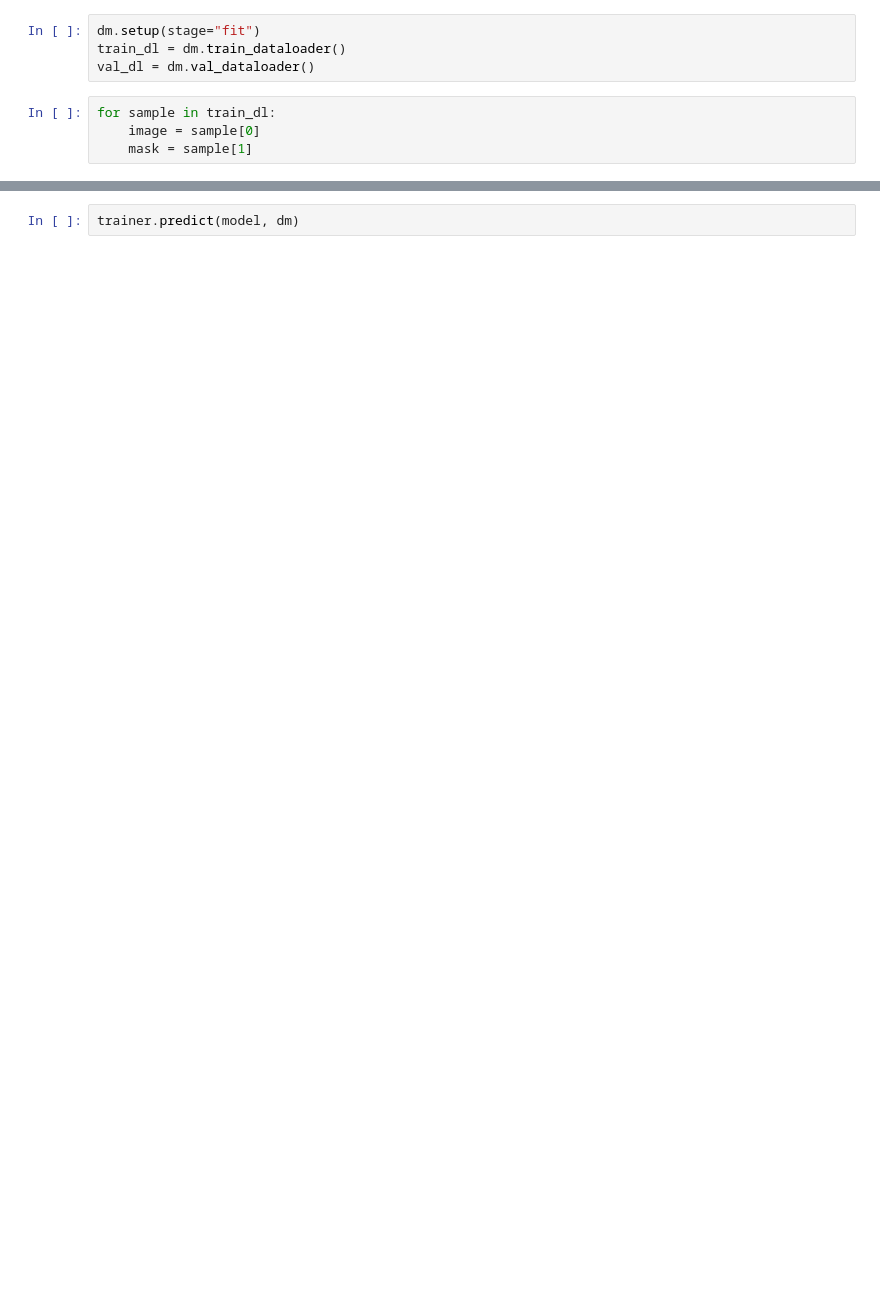
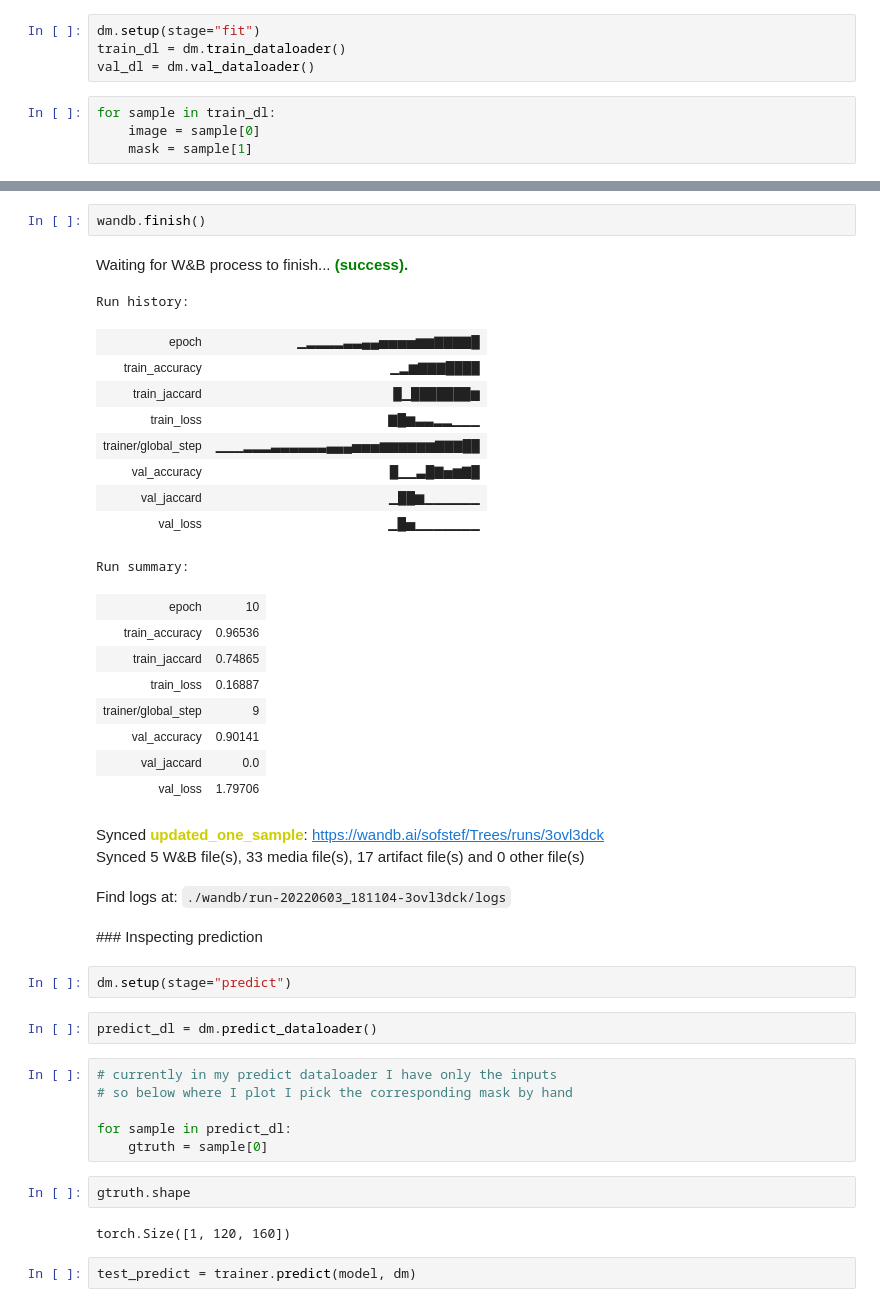
Before and after one commit to sofstef/tree-segmentation, a Jupyter notebook: notebooks/exploratory/2.0_ss_model.ipynb, the cells around one changed output, grey strips where cells are left out. Cells and saved outputs as stored; diff of their text form; blank space fills up the shorter version.

Commit message:
notebooks trying current versions of the code3

```diff
--- a/notebooks/exploratory/2.0_ss_model.ipynb
+++ b/notebooks/exploratory/2.0_ss_model.ipynb
@@ -337,2 +131,43 @@ trainer.fit(model=model, datamodule=dm)
+# %%
+wandb.finish()
+# %% [output]
+Waiting for W&B process to finish... (success).
+Run history:
+| epoch | ▁▂▂▂▂▃▃▄▄▅▅▅▅▆▆▇▇▇▇█ |
+| train_accuracy | ▁▂▆▇▇▇████ |
+| train_jaccard | █▁███████▆ |
+| train_loss | ▇█▆▃▃▂▂▁▁▁ |
+| trainer/global_step | ▁▁▁▂▂▂▃▃▃▃▃▃▄▄▄▅▅▅▆▆▆▆▆▆▇▇▇██ |
+| val_accuracy | █▁▁▃█▇▅▆▇█ |
+| val_jaccard | ▁██▆▁▁▁▁▁▁ |
+| val_loss | ▁█▅▁▁▁▁▁▁▁ |
+Run summary:
+| epoch | 10 |
+| train_accuracy | 0.96536 |
+| train_jaccard | 0.74865 |
+| train_loss | 0.16887 |
+| trainer/global_step | 9 |
+| val_accuracy | 0.90141 |
+| val_jaccard | 0.0 |
+| val_loss | 1.79706 |
+Synced updated_one_sample: https://wandb.ai/sofstef/Trees/runs/3ovl3dck
+Synced 5 W&B file(s), 33 media file(s), 17 artifact file(s) and 0 other file(s)
+Find logs at: ./wandb/run-20220603_181104-3ovl3dck/logs
+# %% [markdown]
+### Inspecting prediction
+# %%
+dm.setup(stage="predict")
+# %%
+predict_dl = dm.predict_dataloader()
+# %%
+# currently in my predict dataloader I have only the inputs
+# so below where I plot I pick the corresponding mask by hand
+
+for sample in predict_dl:
+    gtruth = sample[0]
+# %%
+gtruth.shape
+# %% [output]
+torch.Size([1, 120, 160])
 # %%
-trainer.predict(model, dm)
+test_predict = trainer.predict(model, dm)
```
Also changed, not shown: parts of 25 cells of this notebook, 2 other files.
